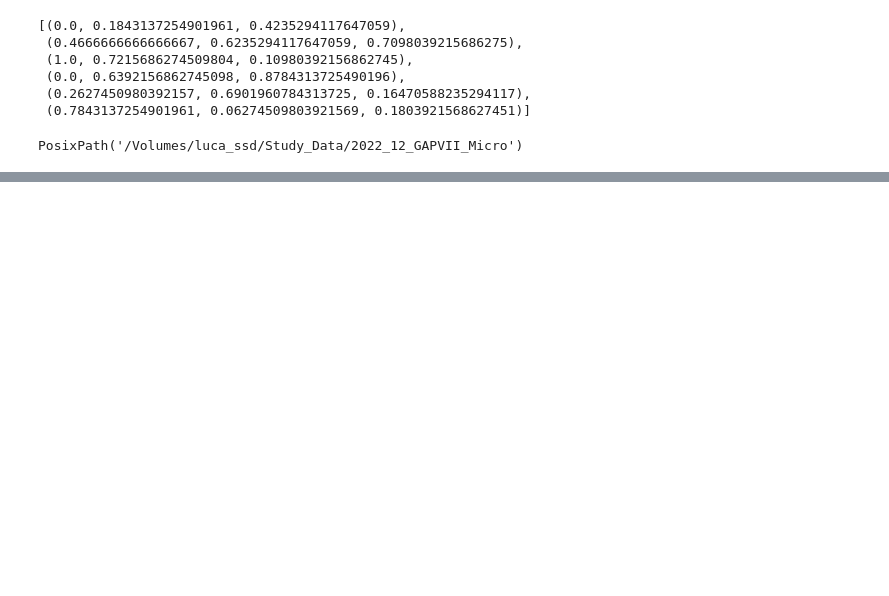
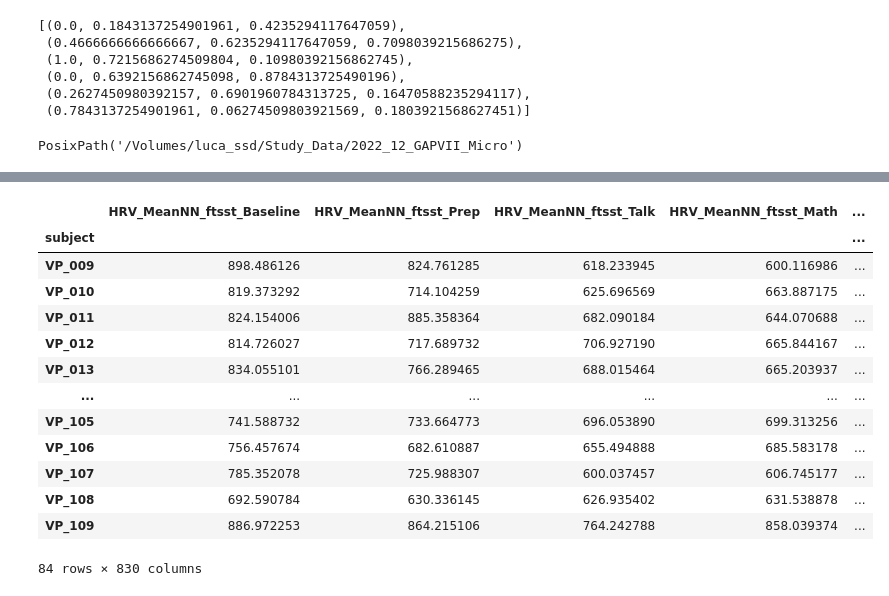
Before and after one commit to empkins/empkins-d03-preprocessing, a Jupyter notebook: experiments/2022_12_micro/nilspod/Extract_HRV_Phases.ipynb, the cells around one changed output, grey strips where cells are left out. Saved outputs shown, nothing was run; the diff lists cells and outputs as text; code cells hidden in the pictures; blank space fills up the shorter version.

```diff
--- a/experiments/2022_12_micro/nilspod/Extract_HRV_Phases.ipynb
+++ b/experiments/2022_12_micro/nilspod/Extract_HRV_Phases.ipynb
@@ -136,2 +204,4 @@ hr_results_all
+# %%
+hr_results_all.index.names = ["subject", "condition", "phase"]
 # %%
-hr_results_all.to_csv(base_path.joinpath("data_tabular/ecg/hr_v_results.csv"))
+hr_results_all = hr_results_all.unstack(["condition", "phase"])
@@ -154,0 +208,20 @@ hr_results.head()
+# %%
+# flatten multiindex
+hr_results_all.columns = ["_".join(col).strip() for col in hr_results_all.columns.values]
+# %%
+hr_results_all
+# %% [output]
+|  | HRV_MeanNN_ftsst_Baseline | HRV_MeanNN_ftsst_Prep | HRV_MeanNN_ftsst_Talk | HRV_MeanNN_ftsst_Math | ... |
+| subject |  |  |  |  | ... |
+| VP_009 | 898.486126 | 824.761285 | 618.233945 | 600.116986 | ... |
+| VP_010 | 819.373292 | 714.104259 | 625.696569 | 663.887175 | ... |
+| VP_011 | 824.154006 | 885.358364 | 682.090184 | 644.070688 | ... |
+| VP_012 | 814.726027 | 717.689732 | 706.927190 | 665.844167 | ... |
+| VP_013 | 834.055101 | 766.289465 | 688.015464 | 665.203937 | ... |
+| ... | ... | ... | ... | ... | ... |
+| VP_105 | 741.588732 | 733.664773 | 696.053890 | 699.313256 | ... |
+| VP_106 | 756.457674 | 682.610887 | 655.494888 | 685.583178 | ... |
+| VP_107 | 785.352078 | 725.988307 | 600.037457 | 606.745177 | ... |
+| VP_108 | 692.590784 | 630.336145 | 626.935402 | 631.538878 | ... |
+| VP_109 | 886.972253 | 864.215106 | 764.242788 | 858.039374 | ... |
+84 rows × 830 columns
```
Also changed, not shown: parts of 19 cells of this notebook, 2 other files.
